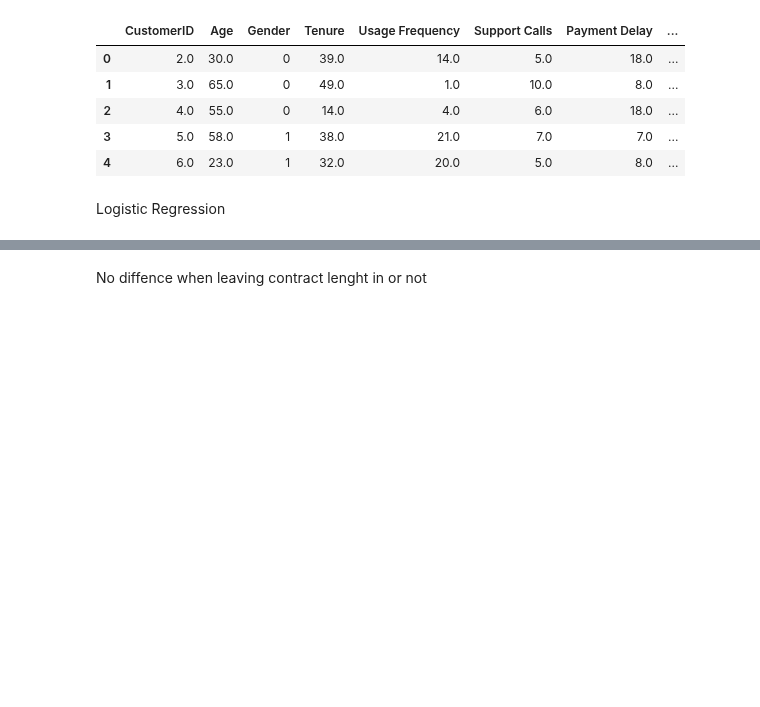
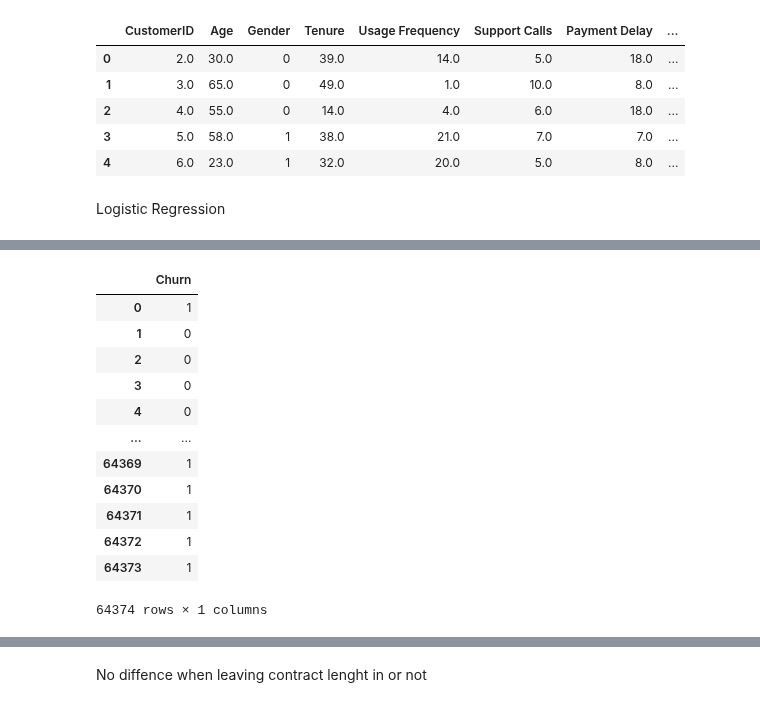
Before and after one commit to Johannes3001/AppliedML_Assign.01, a Jupyter notebook: JohannesCode.ipynb, the cells around one changed output, grey strips where cells are left out. Drawn from its saved outputs; the diff is of its cells as text; code cells hidden in the pictures; blank space fills up the shorter version.

```diff
--- a/JohannesCode.ipynb
+++ b/JohannesCode.ipynb
@@ -380,3 +420,19 @@ ytest = test.iloc[:,11:]
+# %%
+ytest
+# %% [output]
+|  | Churn |
+| 0 | 1 |
+| 1 | 0 |
+| 2 | 0 |
+| 3 | 0 |
+| 4 | 0 |
+| ... | ... |
+| 64369 | 1 |
+| 64370 | 1 |
+| 64371 | 1 |
+| 64372 | 1 |
+| 64373 | 1 |
+64374 rows × 1 columns
 # %%
 Xtrain = train[['Age', 'Gender', 'Tenure', 'Usage Frequency',
        'Support Calls', 'Payment Delay', 'Subscription Type','Total Spend', 'Last Interaction']]
```
Also changed, not shown: parts of 8 cells of this notebook.
